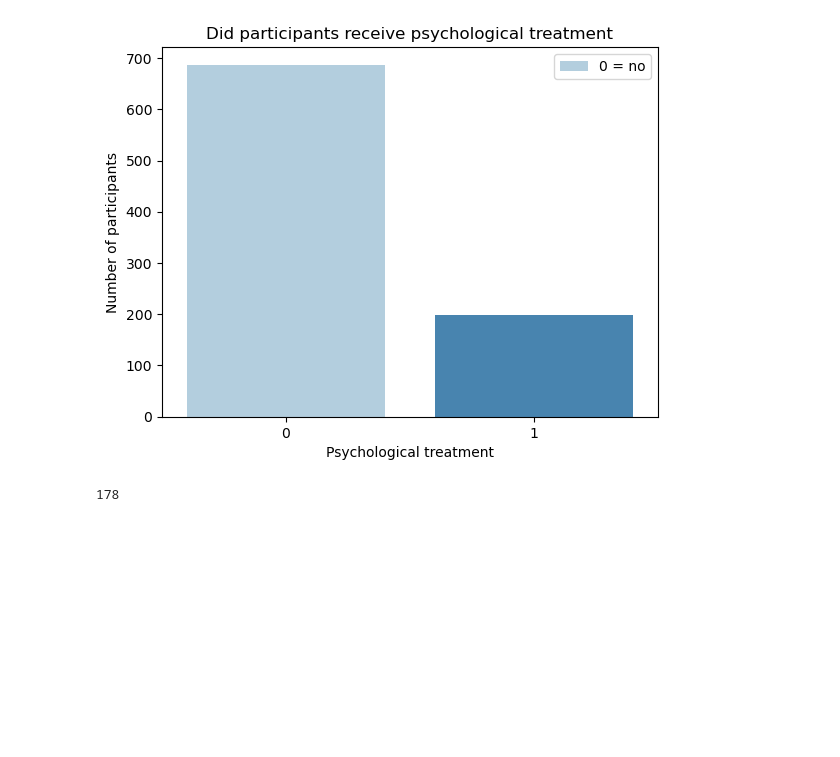
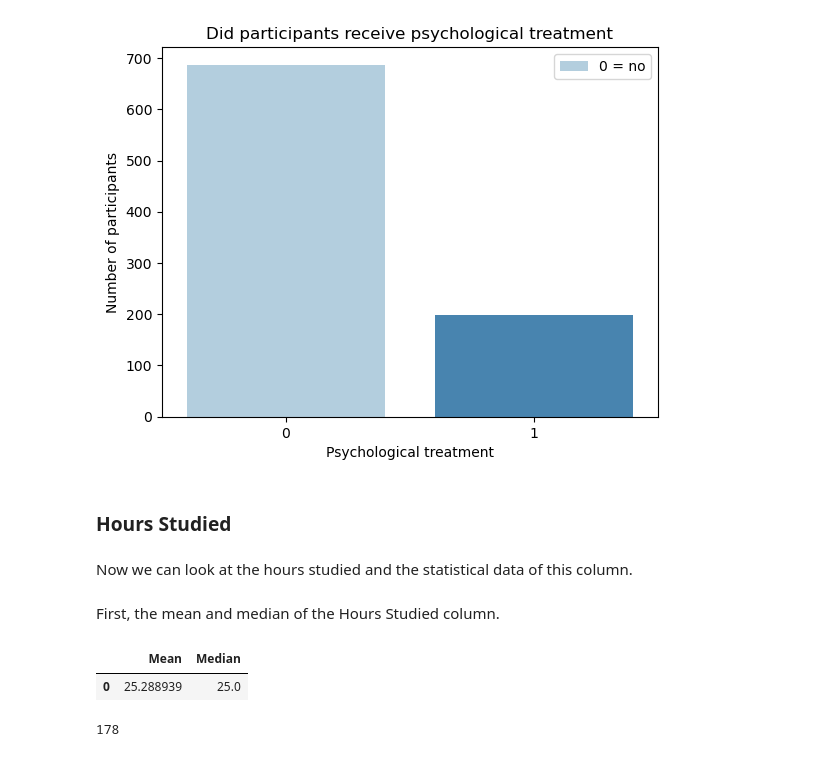
Before and after one commit to haleychokshi/PUBH1142, a Jupyter notebook: MentalHealthMedStudentData.ipynb, the cells around one changed output. Saved outputs shown, nothing was run; the diff lists cells and outputs as text; code cells hidden in the pictures; blank space fills up the shorter version.

```diff
--- a/MentalHealthMedStudentData.ipynb
+++ b/MentalHealthMedStudentData.ipynb
@@ -136,6 +146,22 @@ plt.legend(labels=['0 = no', '1 = yes'])
 plt.show()
 # %% [output]
 [figure]
+# %% [markdown]
+### Hours Studied
+# %% [markdown]
+Now we can look at the hours studied and the statistical data of this column.
+# %% [markdown]
+First, the mean and median of the Hours Studied column.
+# %%
+# return the mean and median of stud_h column
+stud_h_column = df['stud_h']
+stud_h_column.mean()
+stud_h_column.median()
+# make a table that shows the mean and median of the stud_h column
+pd.DataFrame({'Mean': [stud_h_column.mean()], 'Median': [stud_h_column.median()]})
+# %% [output]
+|  | Mean | Median |
+| 0 | 25.288939 | 25.0 |
 # %%
 # find the number of participants who answered 0 (no) in the psyt column and also have a health score of 3 or lower
 psyt_column[(psyt_column == 0) & (health_column <= 3)].count()
```
Also changed, not shown: parts of 3 cells of this notebook.
